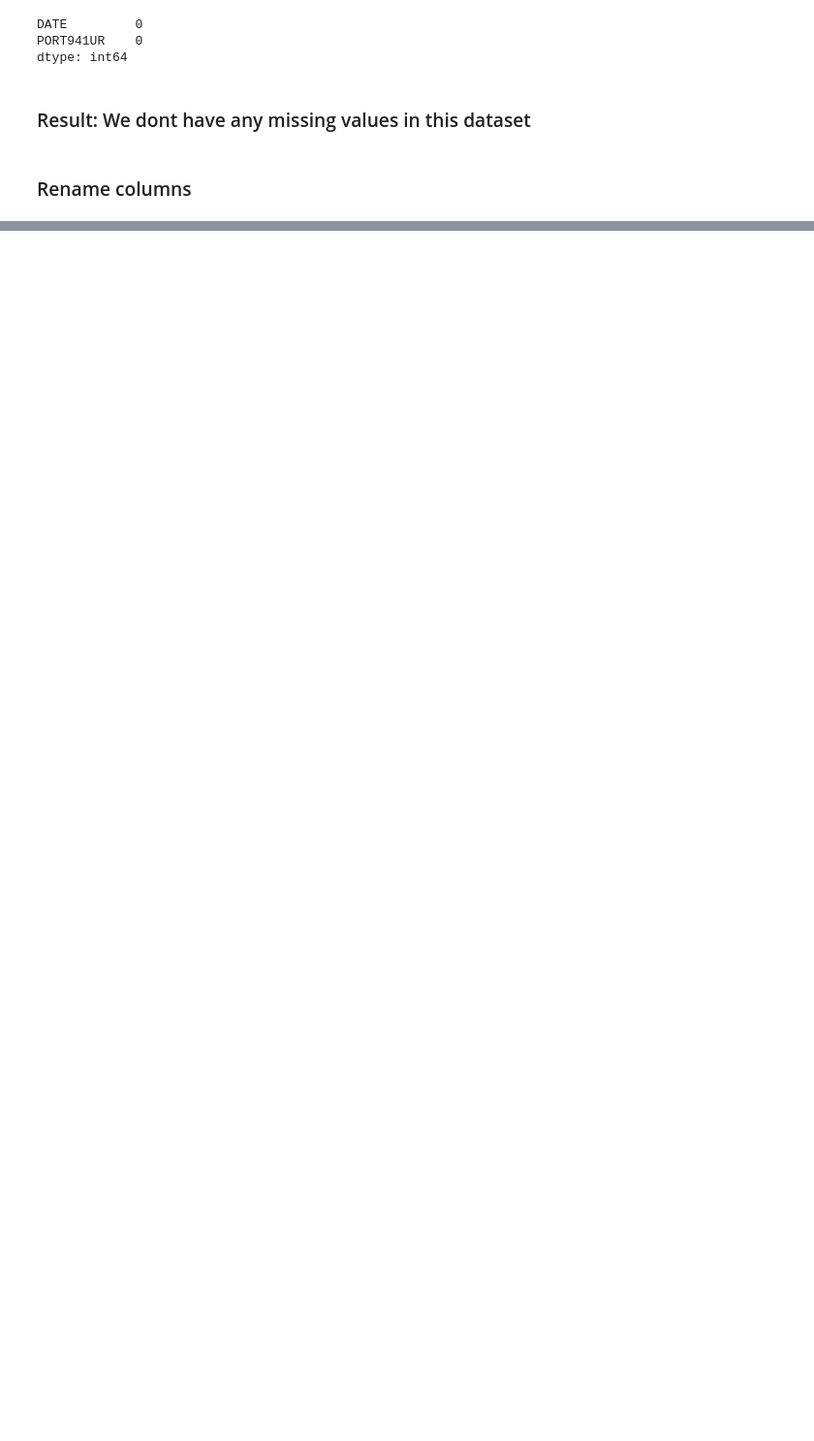
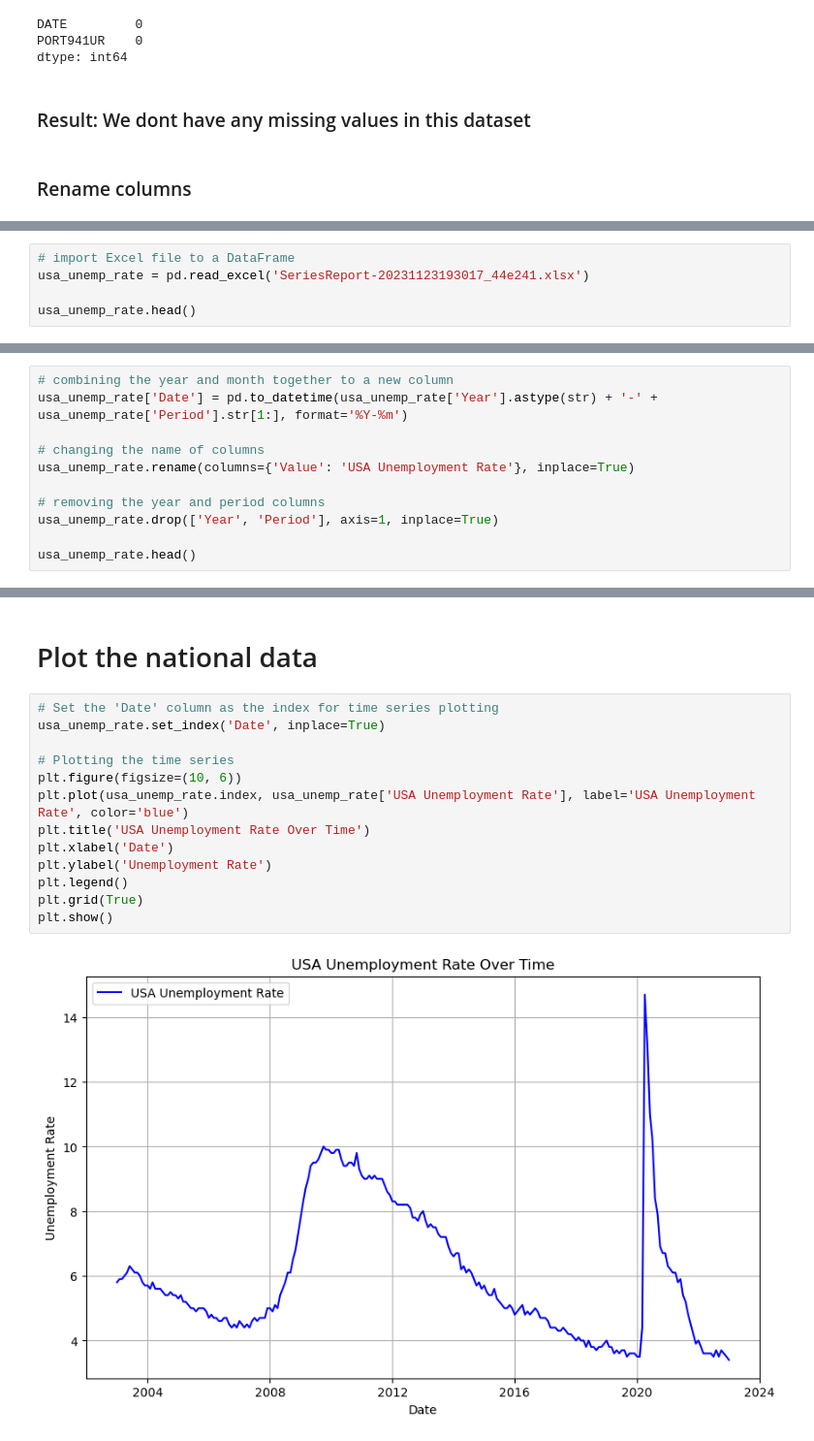
Before and after one commit to AnnaJazayeri/time-series, a Jupyter notebook: Time Series .ipynb, the cells around one changed output, grey strips where cells are left out. Shown at 97% size. Cells and saved outputs as stored; diff of their text form; blank space fills up the shorter version.

Commit message:
plots added

```diff
--- a/Time Series .ipynb
+++ b/Time Series .ipynb
@@ -137,0 +182,5 @@ plt.tight_layout()
+# %%
+# import Excel file to a DataFrame
+usa_unemp_rate = pd.read_excel('SeriesReport-20231123193017_44e241.xlsx')
+
+usa_unemp_rate.head()
@@ -137,0 +200,11 @@ plt.tight_layout()
+# %%
+# combining the year and month together to a new column
+usa_unemp_rate['Date'] = pd.to_datetime(usa_unemp_rate['Year'].astype(str) + '-' + usa_unemp_rate['Period'].str[1:], format='%Y-%m')
+
+# changing the name of columns
+usa_unemp_rate.rename(columns={'Value': 'USA Unemployment Rate'}, inplace=True)
+
+# removing the year and period columns
+usa_unemp_rate.drop(['Year', 'Period'], axis=1, inplace=True)
+
+usa_unemp_rate.head()
@@ -137,0 +218,17 @@ plt.tight_layout()
+# %% [markdown]
+# Plot the national data
+# %%
+# Set the 'Date' column as the index for time series plotting
+usa_unemp_rate.set_index('Date', inplace=True)
+
+# Plotting the time series
+plt.figure(figsize=(10, 6))
+plt.plot(usa_unemp_rate.index, usa_unemp_rate['USA Unemployment Rate'], label='USA Unemployment Rate', color='blue')
+plt.title('USA Unemployment Rate Over Time')
+plt.xlabel('Date')
+plt.ylabel('Unemployment Rate')
+plt.legend()
+plt.grid(True)
+plt.show()
+# %% [output]
+[figure, added]
```
Also changed, not shown: parts of 35 cells of this notebook, 1 other file.
